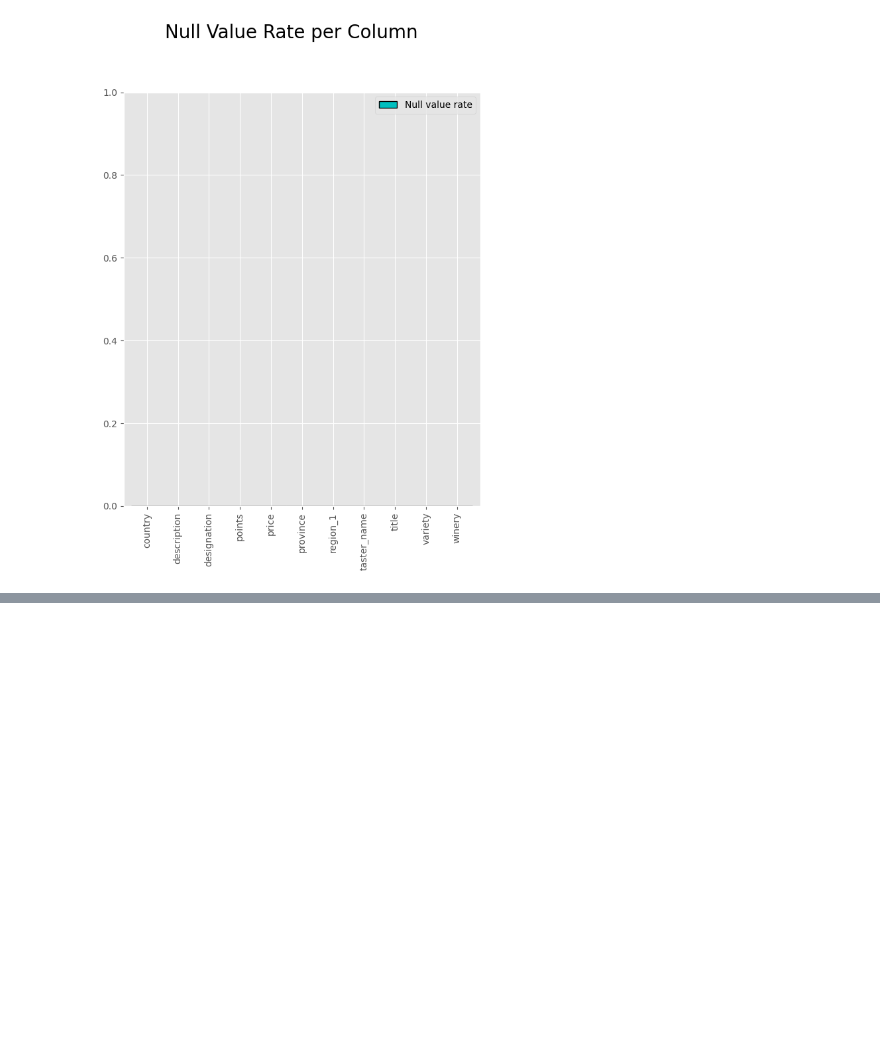
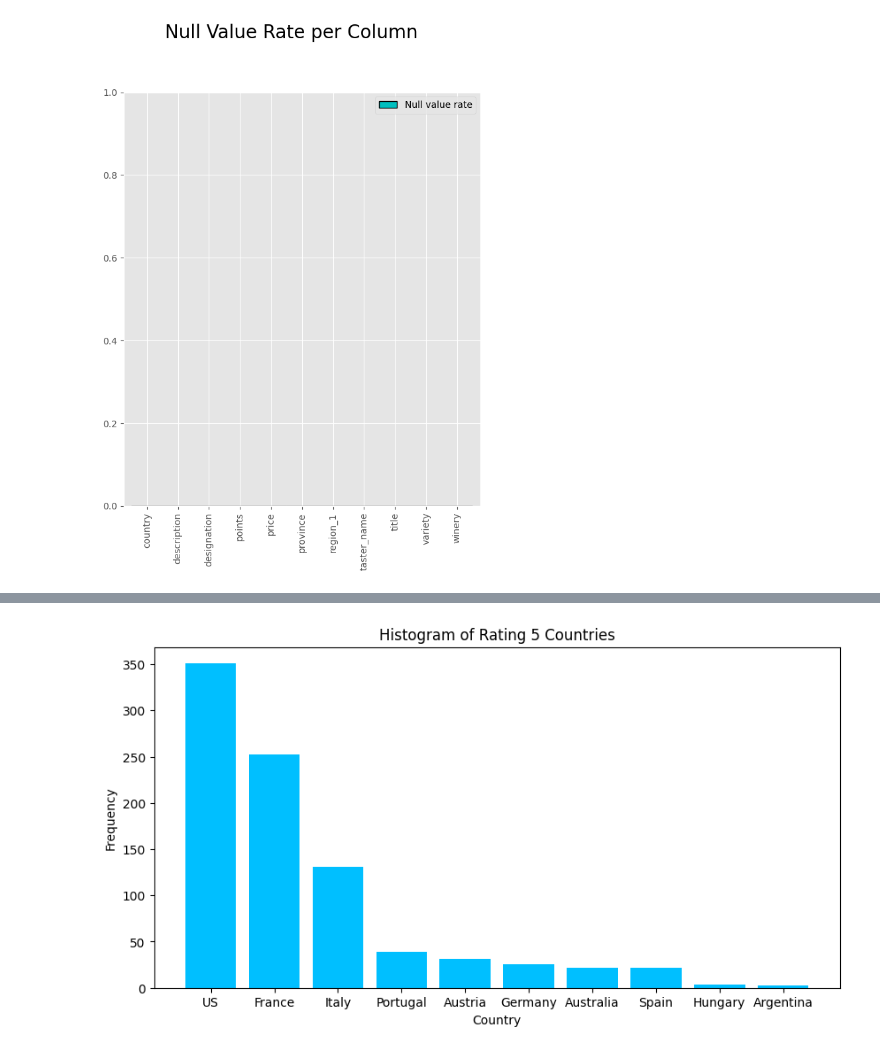
Before and after one commit to janmejoykar1807/KagglePracticeProject, a Jupyter notebook: Wine_Enthusiasts.ipynb, the cells around one changed output, grey strips where cells are left out. Drawn from its saved outputs; the diff is of its cells as text; code cells hidden in the pictures; blank space fills up the shorter version.

```diff
--- a/Wine_Enthusiasts.ipynb
+++ b/Wine_Enthusiasts.ipynb
@@ -391,0 +478,14 @@ new_df.head()
+# %%
+subset = dp[dp['ratings_on_points'] == 5]['country']
+counts = subset.value_counts().sort_values(ascending=False)
+
+fig, ax = plt.subplots(1, 1, figsize=(10, 5))
+ax.bar(counts.index, counts.values, color = 'deepskyblue')
+
+ax.set_xlabel('Country')
+ax.set_ylabel('Frequency')
+ax.set_title('Histogram of Rating 5 Countries')
+
+plt.show()
+# %% [output]
+[figure, added]
```
Also changed, not shown: parts of 8 cells of this notebook.
